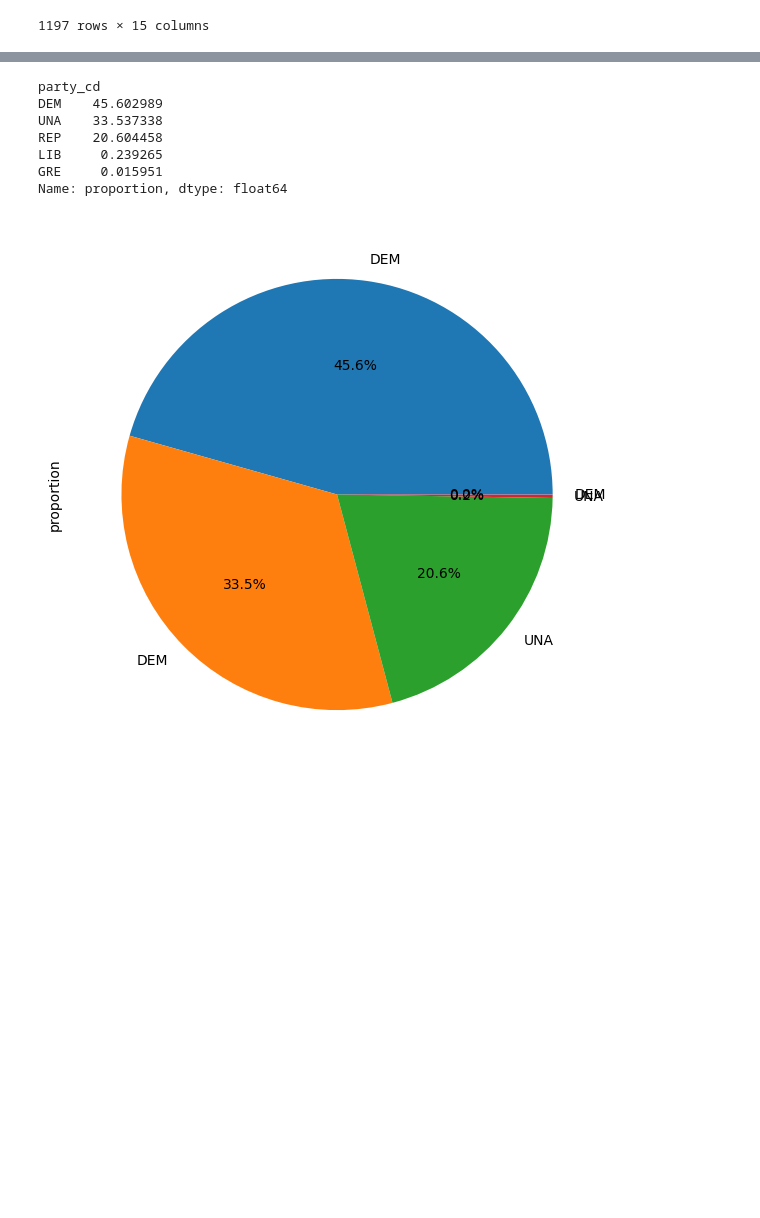
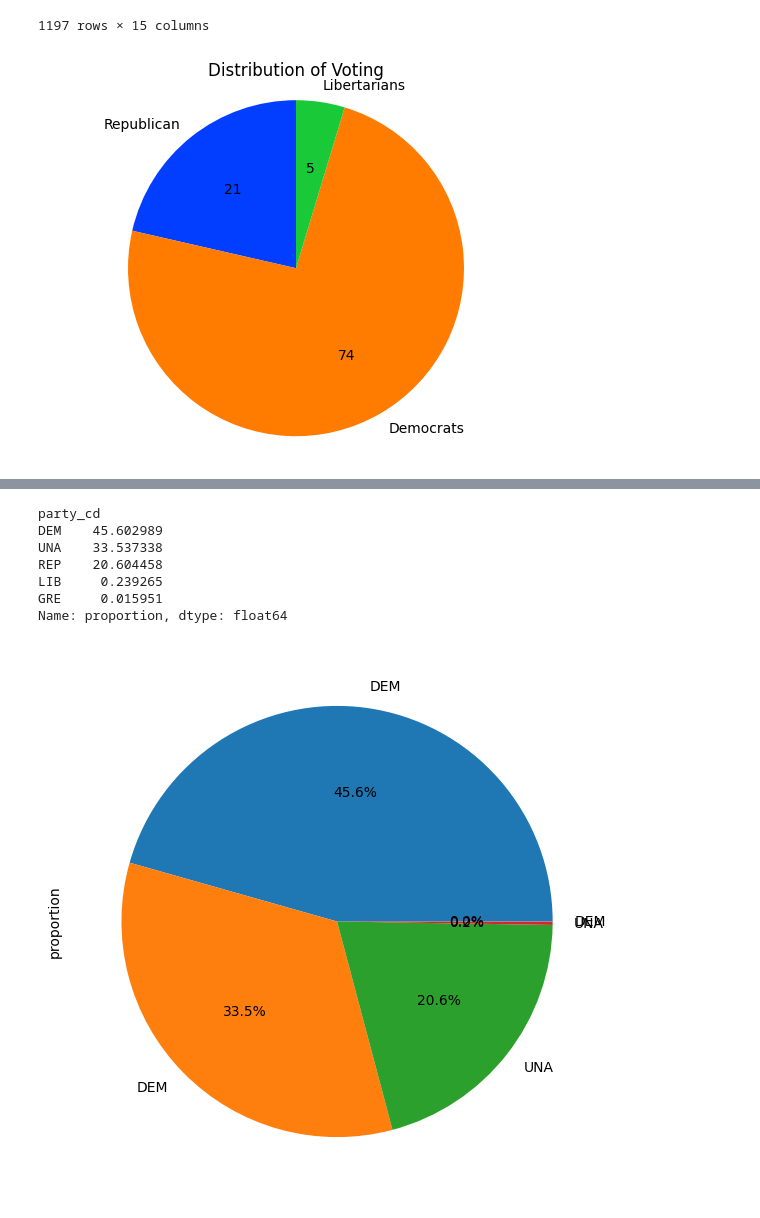
Before and after one commit to Jmilk3/UCS_Voting_Repo, a Jupyter notebook: Code/charlotte_voting.ipynb, the cells around one changed output, grey strips where cells are left out. Drawn from its saved outputs; the diff is of its cells as text; code cells hidden in the pictures; blank space fills up the shorter version.

Commit message:
Included Anshuman's plots to my voting ipynb to better visualize it!

```diff
--- a/Code/charlotte_voting.ipynb
+++ b/Code/charlotte_voting.ipynb
@@ -27,3 +29,51 @@ charlotte_mayor
+# %%
+import matplotlib.pyplot as plt
+import numpy as np
+
+# Subset for libertarians
+
+df_7thNovember_Mayor_Lib = charlotte_mayor.loc[charlotte_mayor['Choice Party']== 'LIB']
+df_7thNovember_Mayor_Lib
+
+sum_of_column_LIB = df_7thNovember_Mayor_Lib['Total Votes'].sum()
+sum_of_column_LIB
+
+# Subset for Democrats
+
+df_7thNovember_Mayor_Dems = charlotte_mayor.loc[charlotte_mayor['Choice Party']== 'DEM']
+sum_of_column_Dems = df_7thNovember_Mayor_Dems['Total Votes'].sum()
+sum_of_column_Dems
+
+# Subset for Republicans
+
+df_7thNovember_Mayor_Reps = charlotte_mayor.loc[charlotte_mayor['Choice Party']== 'REP']
+sum_of_column_Reps = df_7thNovember_Mayor_Reps['Total Votes'].sum()
+sum_of_column_Reps
+
+# Make a pi chart
+
+import seaborn as sns
+
+
+def autopct_format_counts(values):
+    def my_format(pct):
+        total = sum(values)
+        val = int(round(pct * total / 100.0))
+        return f'{val:d}' # Format as an integer
+    return my_format
+
+
+sizes = [sum_of_column_Reps, sum_of_column_Dems, sum_of_column_LIB]
+sum_total = np.sum(sizes, axis=0)
+sizes = sizes/sum_total * 100
+labels = ['Republican', 'Democrats', 'Libertarians']
+colors = sns.color_palette('bright')
+plt.pie(sizes, labels=labels, autopct=autopct_format_counts(sizes), colors = colors, startangle=90)
+plt.title('Distribution of Voting')
+plt.axis('equal')
+plt.show()
+# %% [output]
+[figure, added]
 # %%
 BASE_DIR_DIR = Path().resolve().parent.parent
 # %%
```
Also changed, not shown: parts of 3 cells of this notebook.
